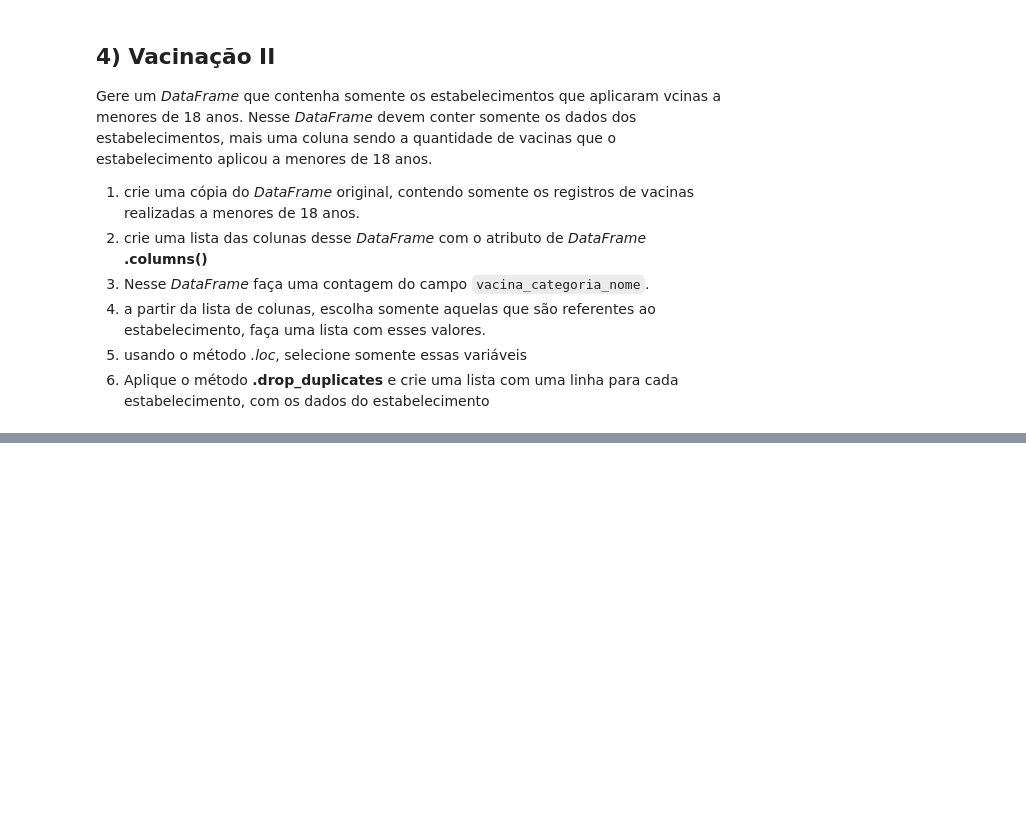
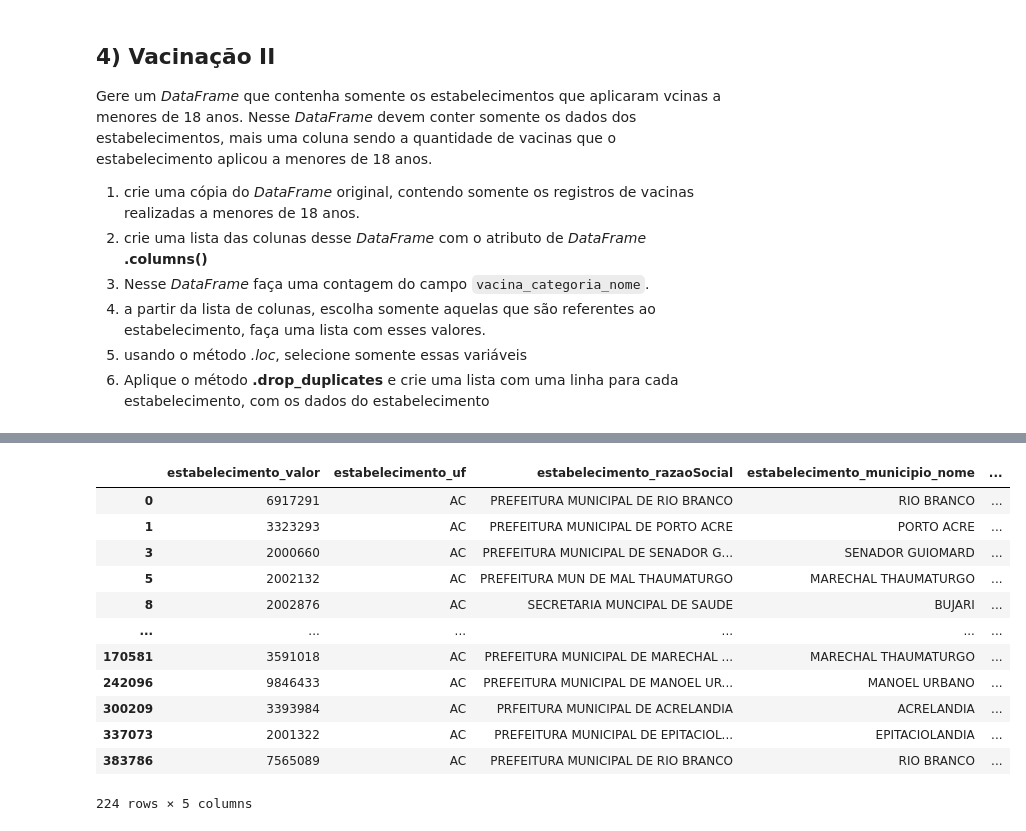
Before and after one commit to MacielGithub/Exercicios_EBAC, a Jupyter notebook: M4_E2.ipynb, the cells around one changed output, grey strips where cells are left out. Drawn from its saved outputs; the diff is of its cells as text; code cells hidden in the pictures; blank space fills up the shorter version.

```diff
--- a/M4_E2.ipynb
+++ b/M4_E2.ipynb
@@ -302,0 +391,17 @@ Gere um *DataFrame* que contenha somente os estabelecimentos que aplicaram vcina
+# %%
+# 6)
+info_estabelecimentos.drop_duplicates()
+# %% [output]
+|  | estabelecimento_valor | estabelecimento_uf | estabelecimento_razaoSocial | estabelecimento_municipio_nome | ... |
+| 0 | 6917291 | AC | PREFEITURA MUNICIPAL DE RIO BRANCO | RIO BRANCO | ... |
+| 1 | 3323293 | AC | PREFEITURA MUNICIPAL DE PORTO ACRE | PORTO ACRE | ... |
+| 3 | 2000660 | AC | PREFEITURA MUNICIPAL DE SENADOR G... | SENADOR GUIOMARD | ... |
+| 5 | 2002132 | AC | PREFEITURA MUN DE MAL THAUMATURGO | MARECHAL THAUMATURGO | ... |
+| 8 | 2002876 | AC | SECRETARIA MUNCIPAL DE SAUDE | BUJARI | ... |
+| ... | ... | ... | ... | ... | ... |
+| 170581 | 3591018 | AC | PREFEITURA MUNICIPAL DE MARECHAL ... | MARECHAL THAUMATURGO | ... |
+| 242096 | 9846433 | AC | PREFEITURA MUNICIPAL DE MANOEL UR... | MANOEL URBANO | ... |
+| 300209 | 3393984 | AC | PRFEITURA MUNICIPAL DE ACRELANDIA | ACRELANDIA | ... |
+| 337073 | 2001322 | AC | PREFEITURA MUNICIPAL DE EPITACIOL... | EPITACIOLANDIA | ... |
+| 383786 | 7565089 | AC | PREFEITURA MUNICIPAL DE RIO BRANCO | RIO BRANCO | ... |
+224 rows × 5 columns
```
Also changed, not shown: parts of 8 cells of this notebook.
